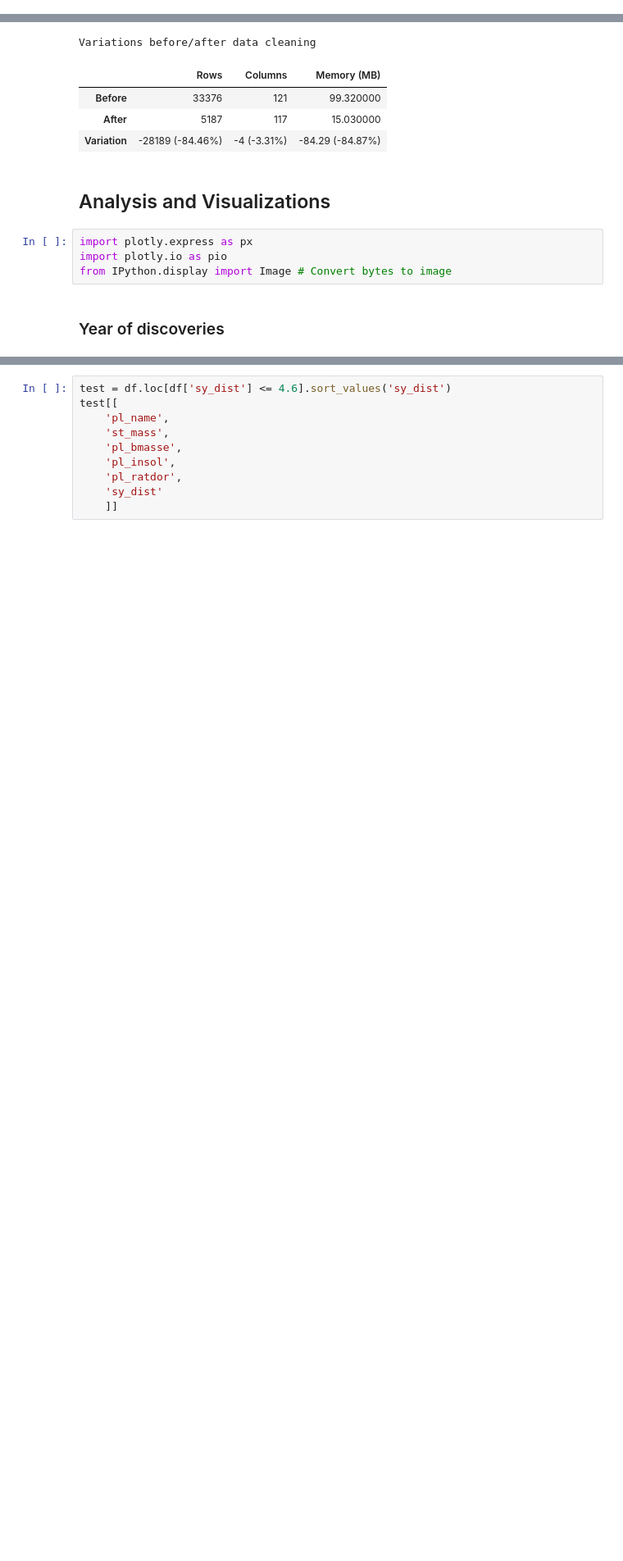
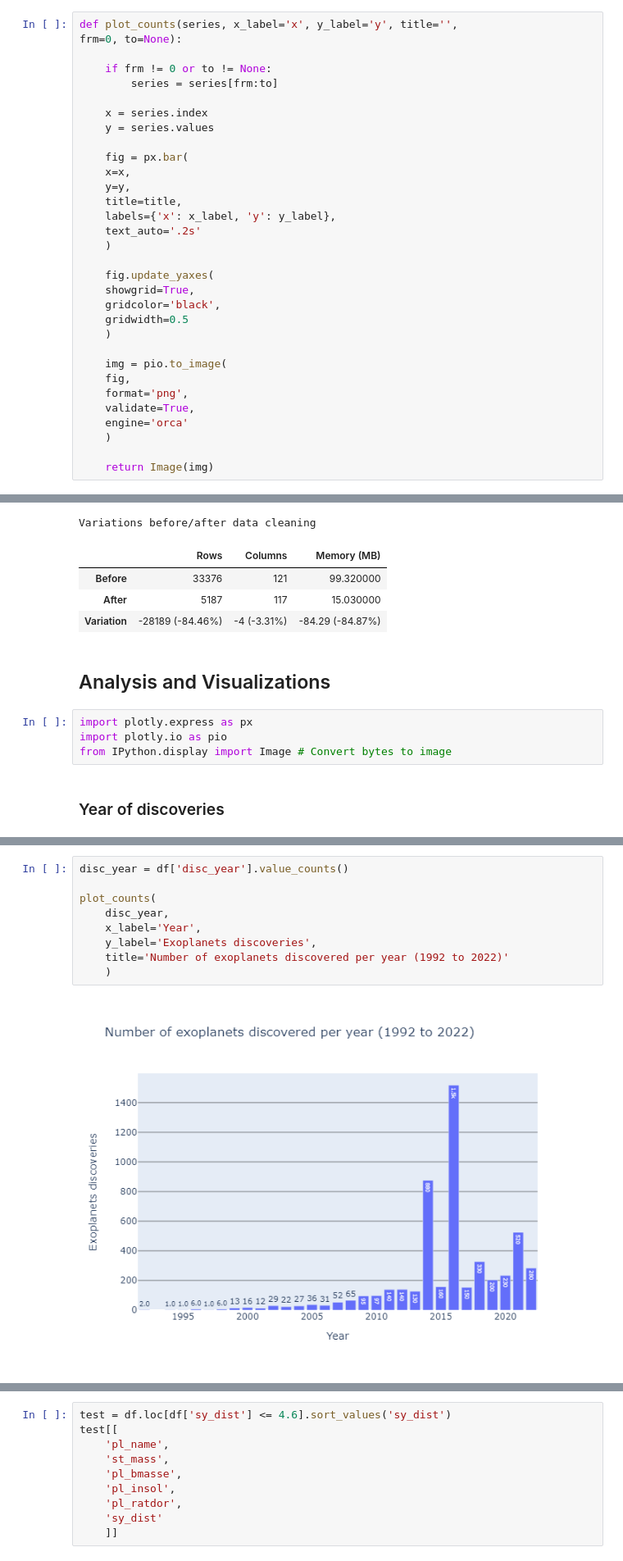
Before and after one commit to Kartmaan/Exoplanets, a Jupyter notebook: exoplanets.ipynb, the cells around one changed output, grey strips where cells are left out. Shown: that part at 82% size. Saved outputs shown, nothing was run; the diff lists cells and outputs as text; blank space fills up the shorter version.

```diff
--- a/exoplanets.ipynb
+++ b/exoplanets.ipynb
@@ -160,3 +181,35 @@ def date_minmax(col, df=None, fmt='%Y-%m-%d', mode='max', debug=False):
+# %%
+def plot_counts(series, x_label='x', y_label='y', title='',
+frm=0, to=None):
+
+    if frm != 0 or to != None:
+        series = series[frm:to]
+
+    x = series.index
+    y = series.values
+
+    fig = px.bar(
+    x=x,
+    y=y,
+    title=title,
+    labels={'x': x_label, 'y': y_label},
+    text_auto='.2s'
+    )
+
+    fig.update_yaxes(
+    showgrid=True,
+    gridcolor='black',
+    gridwidth=0.5
+    )
+
+    img = pio.to_image(
+    fig,
+    format='png',
+    validate=True,
+    engine='orca'
+    )
+
+    return Image(img)
 # %% [markdown]
 ## Exploration
 A quick exploration of this dataset
@@ -624 +650,12 @@ Image(img)
+# %%
+disc_year = df['disc_year'].value_counts()
+
+plot_counts(
+    disc_year,
+    x_label='Year',
+    y_label='Exoplanets discoveries',
+    title='Number of exoplanets discovered per year (1992 to 2022)'
+    )
+# %% [output]
+[figure, added]
 # %% [markdown]
```
Also changed, not shown: parts of 12 cells of this notebook.
